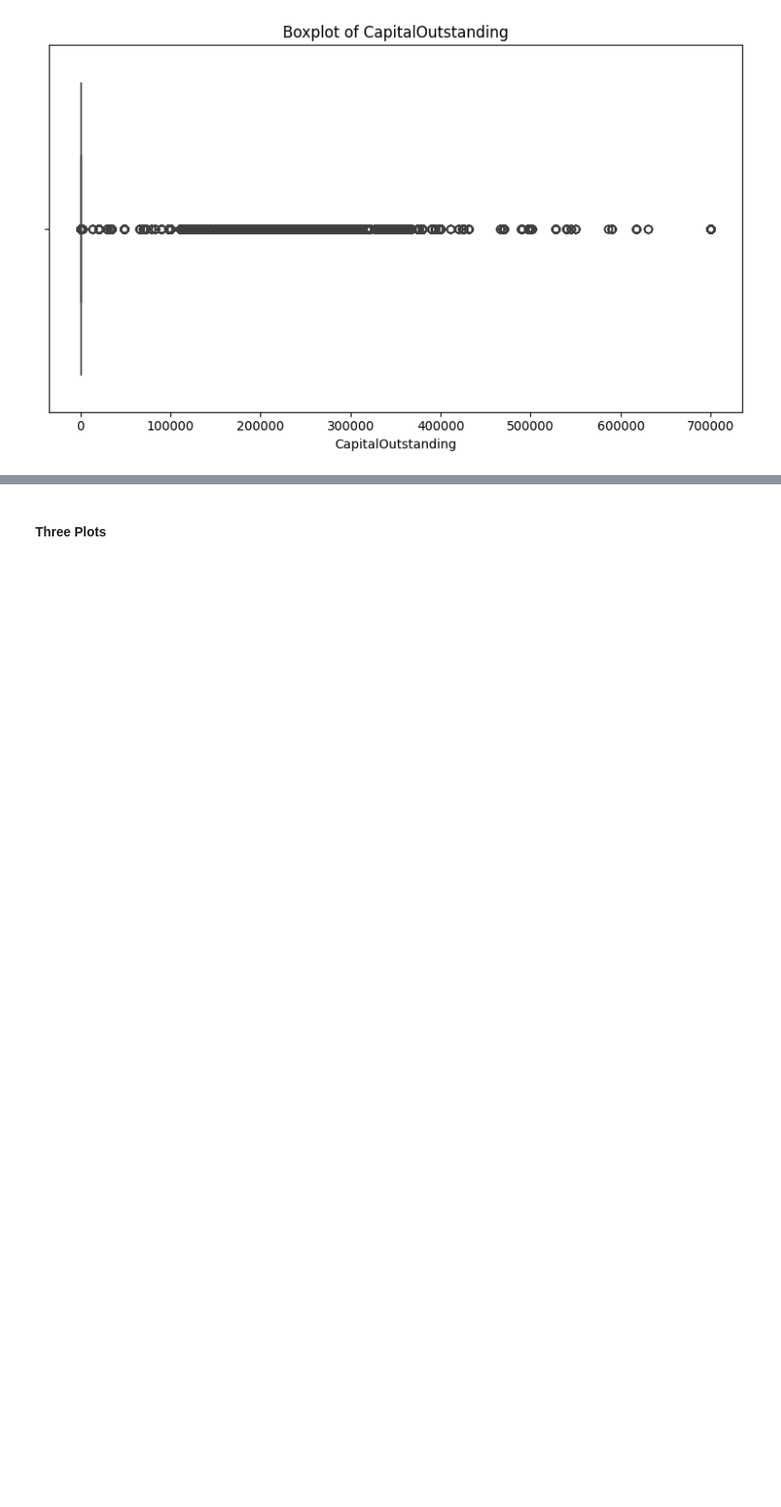
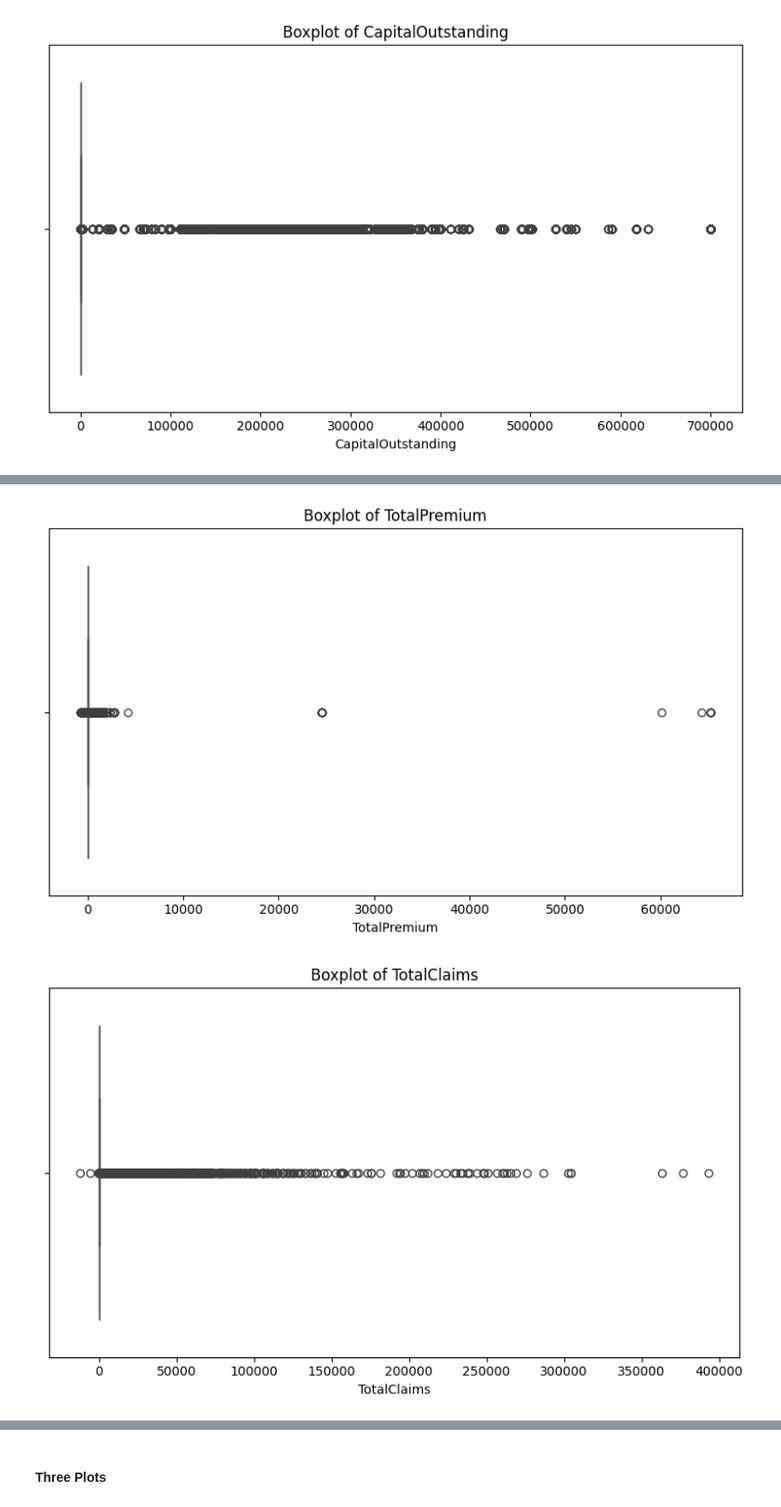
Before and after one commit to abrehamashebir/modelling-insurance-data, a Jupyter notebook: notebook/insurance_EDA.ipynb, the cells around one changed output, grey strips where cells are left out. Shown at 93% size. Saved outputs shown, nothing was run; the diff lists cells and outputs as text; code cells hidden in the pictures; blank space fills up the shorter version.

Commit message:
detecting outlier and visualizing it

```diff
--- a/notebook/insurance_EDA.ipynb
+++ b/notebook/insurance_EDA.ipynb
@@ -316,0 +317,25 @@ for col in numerical_outlier_cols:
+# %%
+numerical_outlier_cols = ['TotalPremium', 'TotalClaims', 'SumInsured', 'CalculatedPremiumPerTerm', 'CustomValueEstimate', 'CapitalOutstanding']
+
+
+for col in numerical_outlier_cols:
+    # Boxplot before outlier removal
+    # plt.figure(figsize=(12, 6))
+    # plt.subplot(1, 2, 1)
+    # sns.boxplot(x=df[col])
+    # plt.title(f"Boxplot of {col} (Before Removal)")
+
+
+    # Outlier removal
+    Q1 = df[col].quantile(0.25)
+    Q3 = df[col].quantile(0.75)
+    IQR = Q3 - Q1
+    lower_bound = Q1 - 1.5 * IQR
+    upper_bound = Q3 + 1.5 * IQR
+
+    outliers = (df[col] < lower_bound) | (df[col] > upper_bound)
+    print(f"\nNumber of outliers in {col} before removal:{outliers.sum()}")
+
+    # Remove outliers to a copy of dataframe
+    df_no_outliers = df[~outliers]
+    print(f"Number of rows after removing outliers from {col}: {df_no_outliers.shape[0]}")
@@ -316,0 +360,11 @@ for col in numerical_outlier_cols:
+# %%
+numerical_outlier_cols = ['TotalPremium', 'TotalClaims', 'SumInsured', 'CalculatedPremiumPerTerm', 'CustomValueEstimate', 'CapitalOutstanding']
+for col in numerical_outlier_cols:
+  plt.figure(figsize=(8, 5))
+  sns.boxplot(x=df_no_outliers[col])
+  plt.title(f"Boxplot of {col}")
+  plt.tight_layout()
+  plt.show()
+# %% [output]
+[figure, added]
+[figure, added]
```
Also changed, not shown: parts of 5 cells of this notebook, 1 other file.
